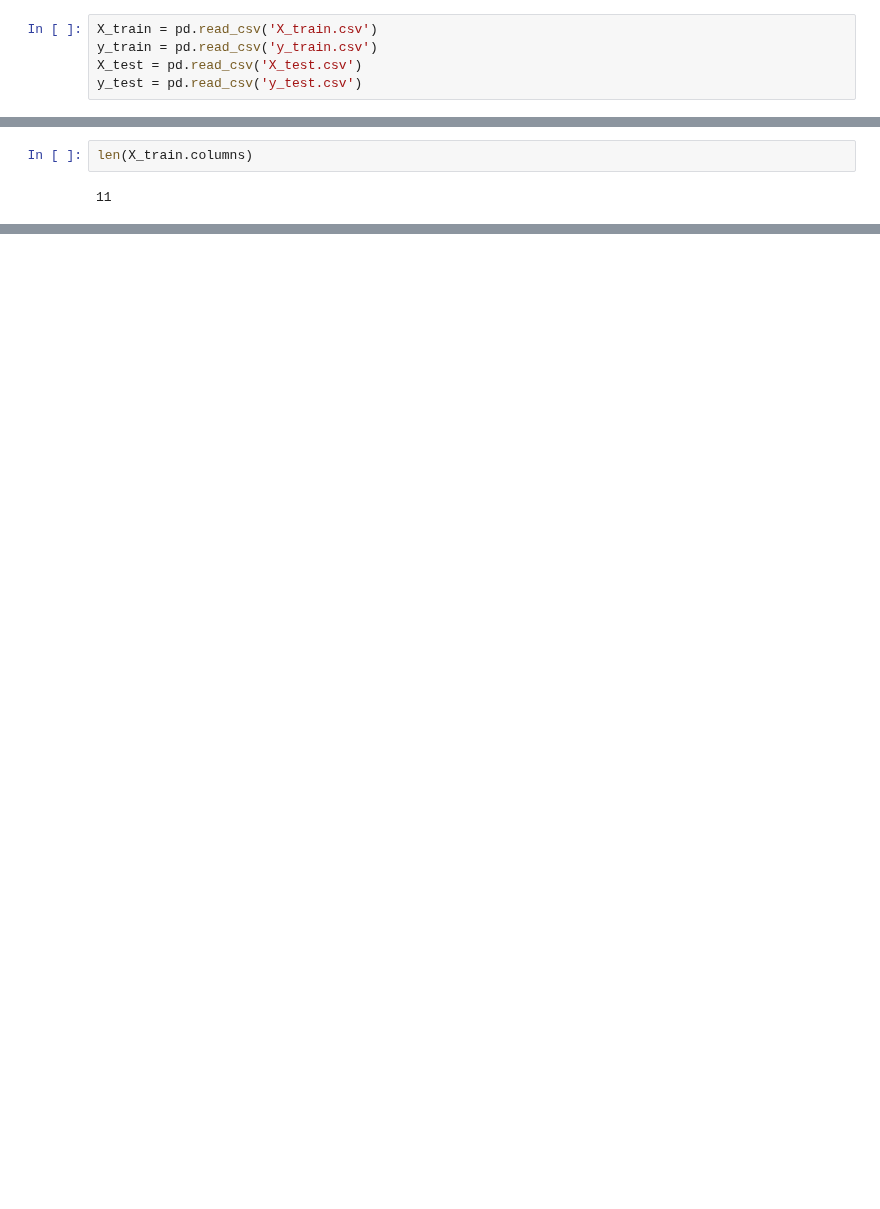
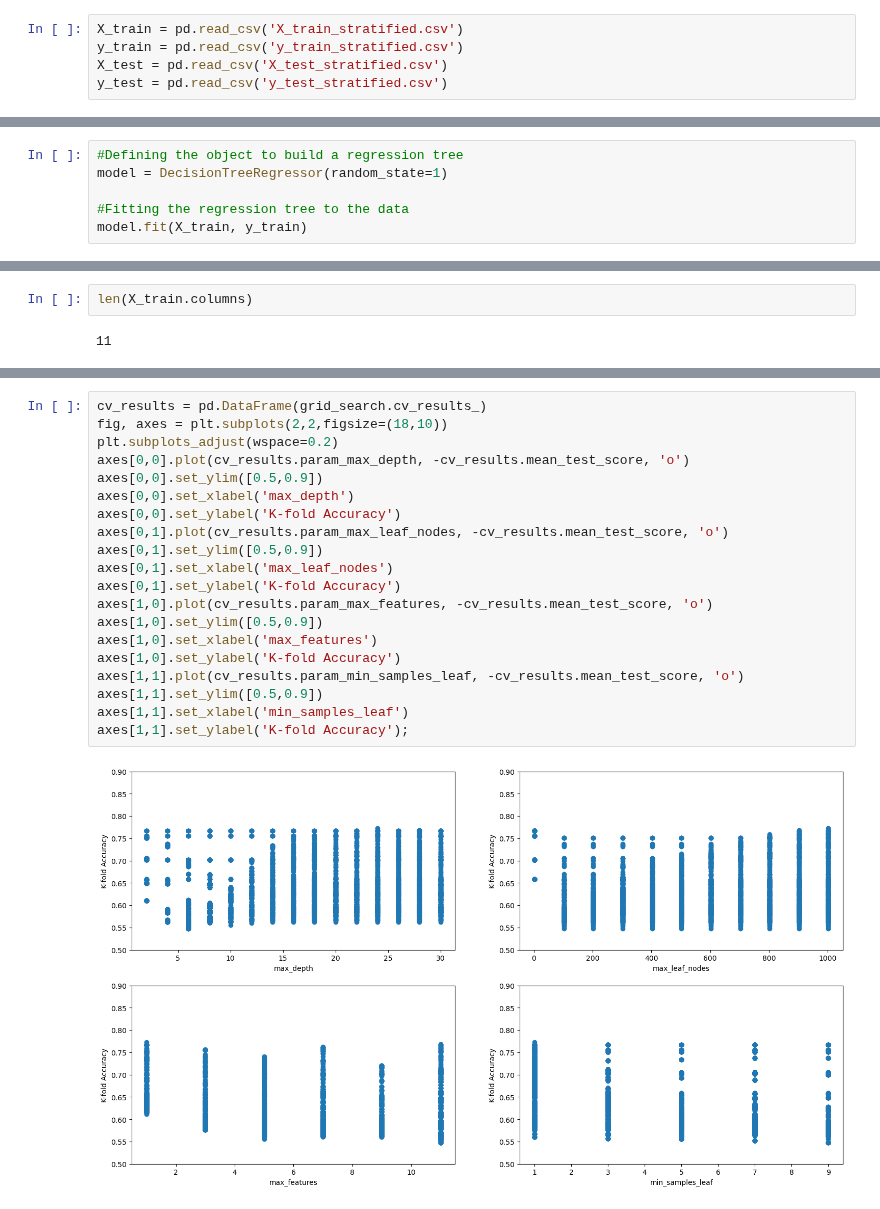
Before and after one commit to diegoschum/Zzz-303-3, a Jupyter notebook: aarti_decision_tree_model.ipynb, the cells around one changed output, grey strips where cells are left out. Saved outputs shown, nothing was run; the diff lists cells and outputs as text; blank space fills up the shorter version.

```diff
--- a/aarti_decision_tree_model.ipynb
+++ b/aarti_decision_tree_model.ipynb
@@ -23,5 +29,5 @@ import re
 # %%
-X_train = pd.read_csv('X_train.csv')
-y_train = pd.read_csv('y_train.csv')
-X_test = pd.read_csv('X_test.csv')
-y_test = pd.read_csv('y_test.csv')
+X_train = pd.read_csv('X_train_stratified.csv')
+y_train = pd.read_csv('y_train_stratified.csv')
+X_test = pd.read_csv('X_test_stratified.csv')
+y_test = pd.read_csv('y_test_stratified.csv')
@@ -51,0 +39,6 @@ DecisionTreeClassifier(random_state=1)
+# %%
+#Defining the object to build a regression tree
+model = DecisionTreeRegressor(random_state=1)
+
+#Fitting the regression tree to the data
+model.fit(X_train, y_train)
@@ -65,0 +94,22 @@ len(X_train.columns)
+# %%
+cv_results = pd.DataFrame(grid_search.cv_results_)
+fig, axes = plt.subplots(2,2,figsize=(18,10))
+plt.subplots_adjust(wspace=0.2)
+axes[0,0].plot(cv_results.param_max_depth, -cv_results.mean_test_score, 'o')
+axes[0,0].set_ylim([0.5,0.9])
+axes[0,0].set_xlabel('max_depth')
+axes[0,0].set_ylabel('K-fold Accuracy')
+axes[0,1].plot(cv_results.param_max_leaf_nodes, -cv_results.mean_test_score, 'o')
+axes[0,1].set_ylim([0.5,0.9])
+axes[0,1].set_xlabel('max_leaf_nodes')
+axes[0,1].set_ylabel('K-fold Accuracy')
+axes[1,0].plot(cv_results.param_max_features, -cv_results.mean_test_score, 'o')
+axes[1,0].set_ylim([0.5,0.9])
+axes[1,0].set_xlabel('max_features')
+axes[1,0].set_ylabel('K-fold Accuracy')
+axes[1,1].plot(cv_results.param_min_samples_leaf, -cv_results.mean_test_score, 'o')
+axes[1,1].set_ylim([0.5,0.9])
+axes[1,1].set_xlabel('min_samples_leaf')
+axes[1,1].set_ylabel('K-fold Accuracy');
+# %% [output]
+[figure, added]
```
Also changed, not shown: parts of 23 cells of this notebook.
